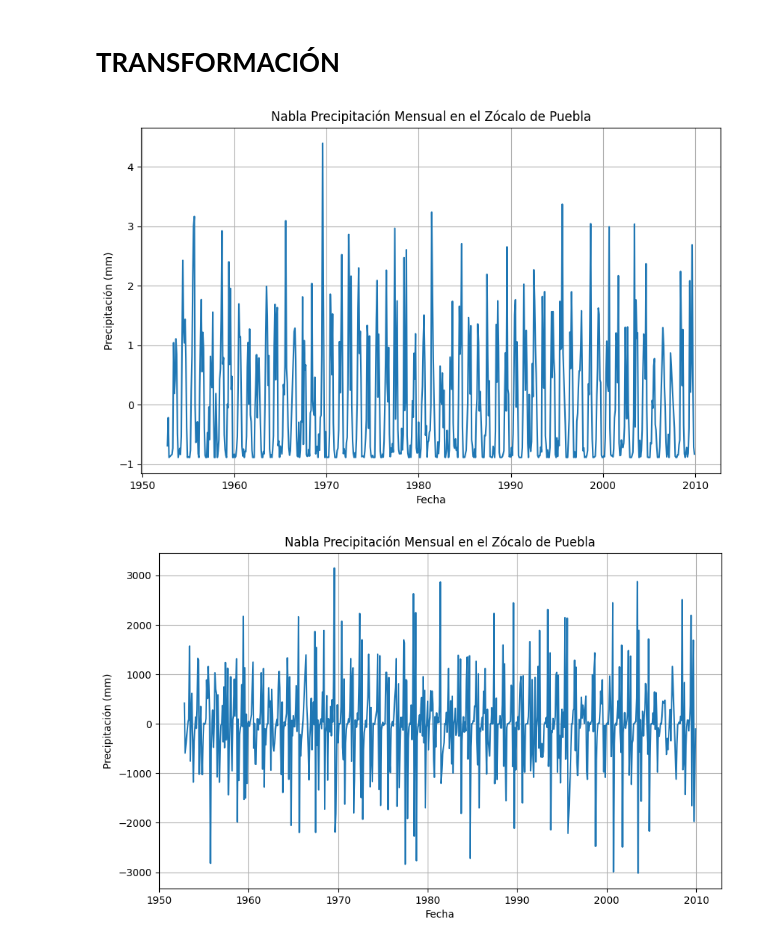
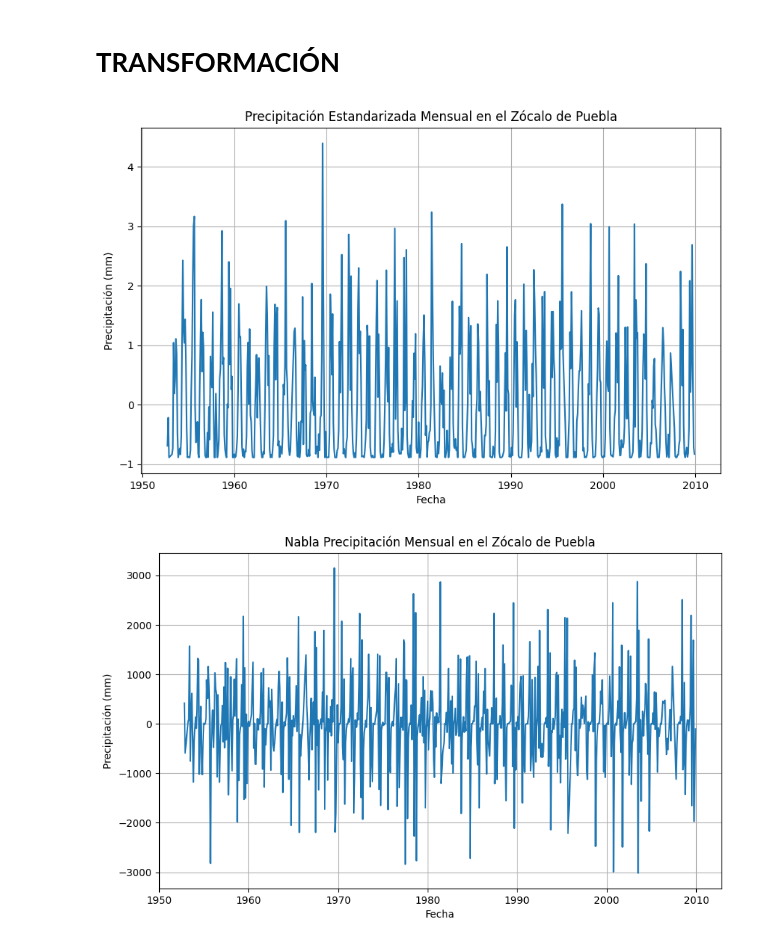
Before and after one commit to heritaco/Time-Series, a Jupyter notebook: 05-SARIMA/Puebla.ipynb, the cells around one changed output. Saved outputs shown, nothing was run; the diff lists cells and outputs as text; code cells hidden in the pictures.

```diff
--- a/05-SARIMA/Puebla.ipynb
+++ b/05-SARIMA/Puebla.ipynb
@@ -23,0 +54,3 @@ date = pd.to_datetime(date, format='%Y/%m')# Convert the date column to datetime
+# %%
+pre = pd.Series(pre.values, index=date) # Create a new Series with the date as index
+pre
@@ -36,17 +83,17 @@ plt.show()
 # %%
 # estandarizar la serie
 zpre = (pre - pre.mean()) / pre.std()
 
 # graficar la serie estandarizada
 plt.figure(figsize=(10, 6))
-plt.plot(date, zpre)
+plt.plot(zpre)
 plt.xlabel("Fecha")
 plt.ylabel("Precipitación (mm)")
 plt.title("Precipitación Estandarizada Mensual en el Zócalo de Puebla")
 plt.grid(True)
 plt.show()
 # %% [output]
-[figure, old version]
+[figure, new version]
 # %%
 # aplicar la primera diferencia
 dpre = pre.diff().dropna()
```
Also changed, not shown: parts of 65 cells of this notebook.
